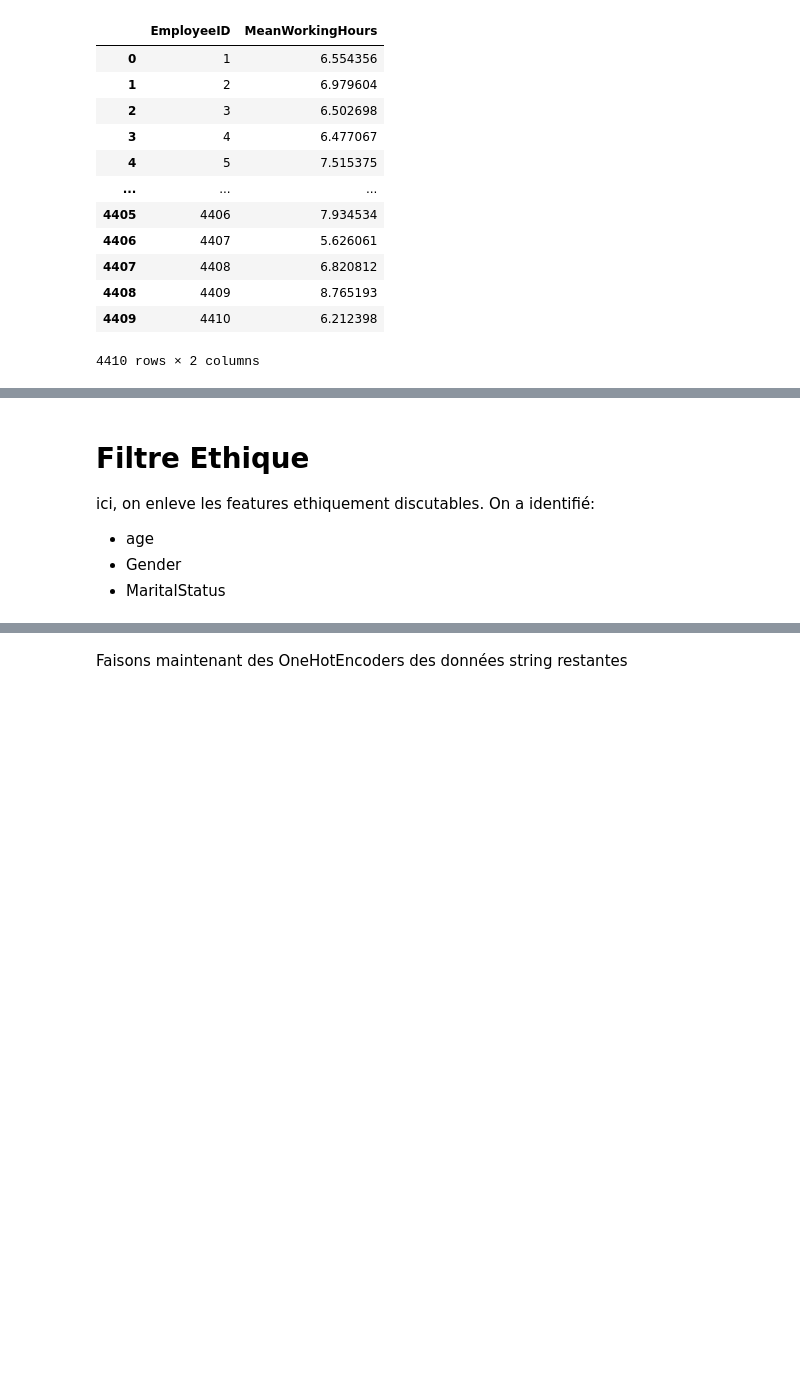
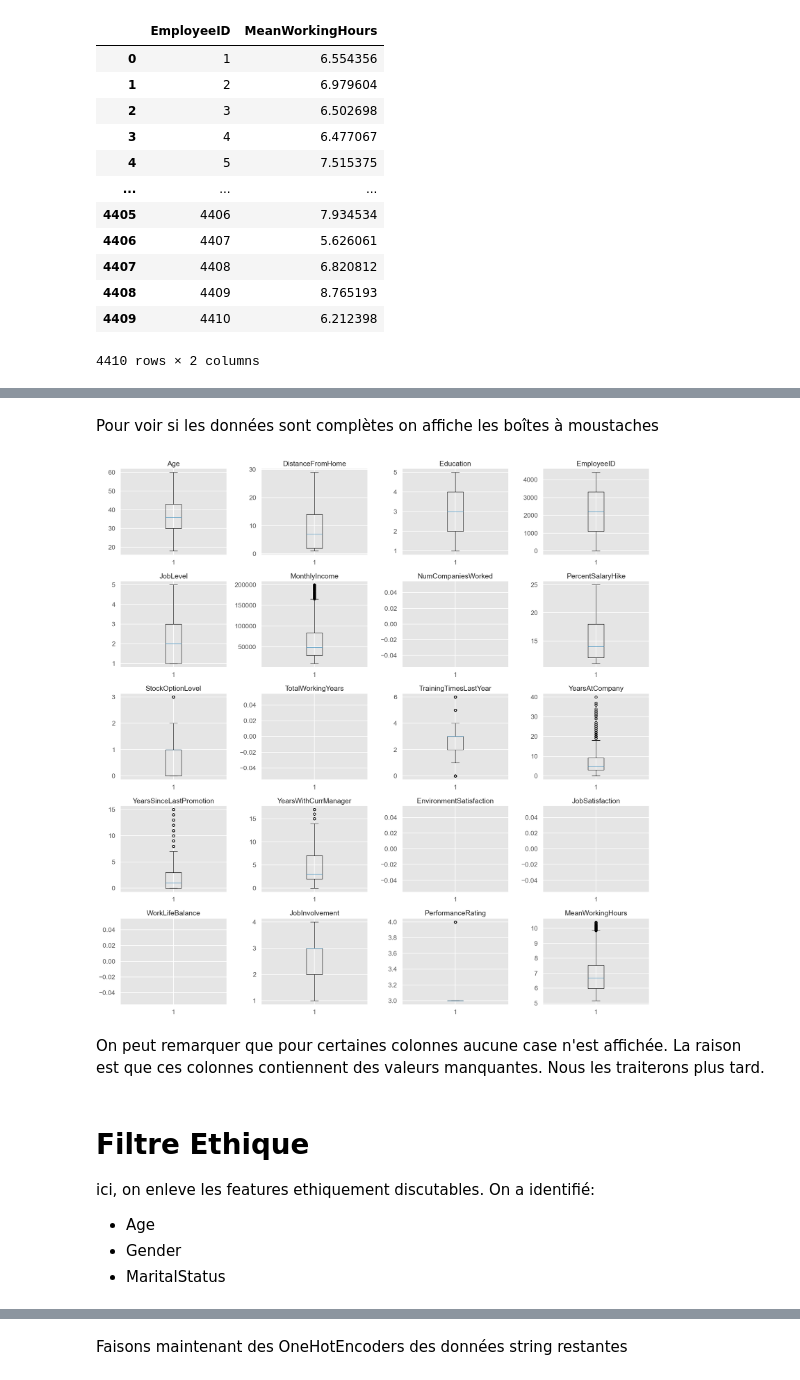
Before and after one commit to R1leMargoulin/Projet_ML_Human4You, a Jupyter notebook: Projet_ML_Human4You.ipynb, the cells around one changed output, grey strips where cells are left out. Drawn from its saved outputs; the diff is of its cells as text; code cells hidden in the pictures; blank space fills up the shorter version.

```diff
--- a/Projet_ML_Human4You.ipynb
+++ b/Projet_ML_Human4You.ipynb
@@ -81,7 +171,30 @@ datas = merge_datas(datas_raw)
+# %% [markdown]
+Pour voir si les données sont complètes on affiche les boîtes à moustaches
+# %%
+import math
+
+numeric_cols = datas.select_dtypes(include=['float', 'int']).columns.tolist()
+
+num_plots = len(numeric_cols)
+num_cols = math.ceil(num_plots/5)
+fig, axes = plt.subplots(nrows=5, ncols=num_cols, figsize=(20, 20))
+
+for i, col in enumerate(numeric_cols):
+    row_index = i // num_cols
+    col_index = i % num_cols
+    axes[row_index, col_index].boxplot(datas[col])
+    axes[row_index, col_index].set_title(col)
+
+plt.tight_layout()
+plt.show()
+# %% [output]
+[figure, added]
+# %% [markdown]
+On peut remarquer que pour certaines colonnes aucune case n'est affichée. La raison est que ces colonnes contiennent des valeurs manquantes. Nous les traiterons plus tard.
 # %% [markdown]
 # Filtre Ethique
 ici, on enleve les features ethiquement discutables. On a identifié:
-- age
+- Age
 - Gender
 - MaritalStatus
 # %%
```
Also changed, not shown: parts of 34 cells of this notebook, 1 other file.
